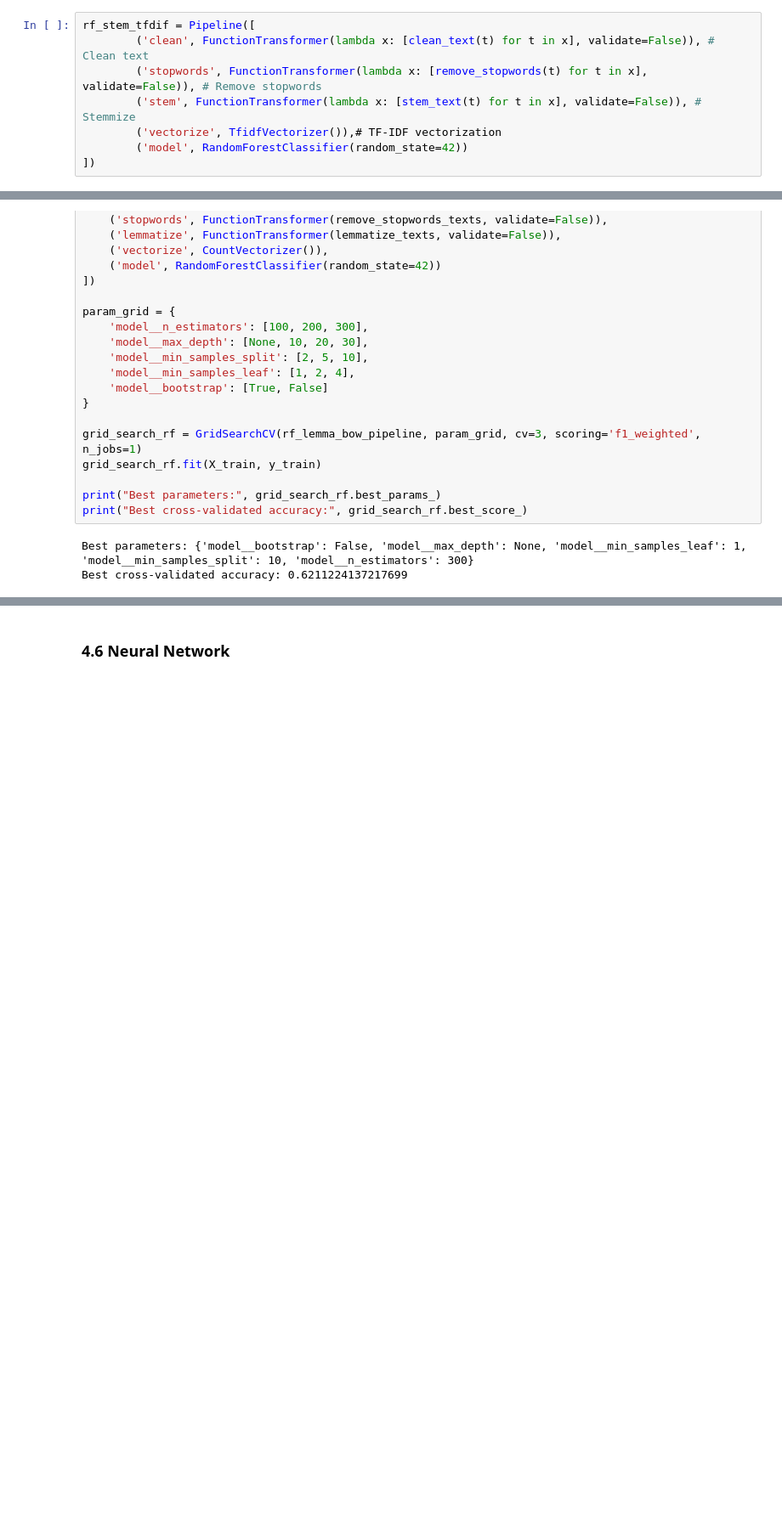
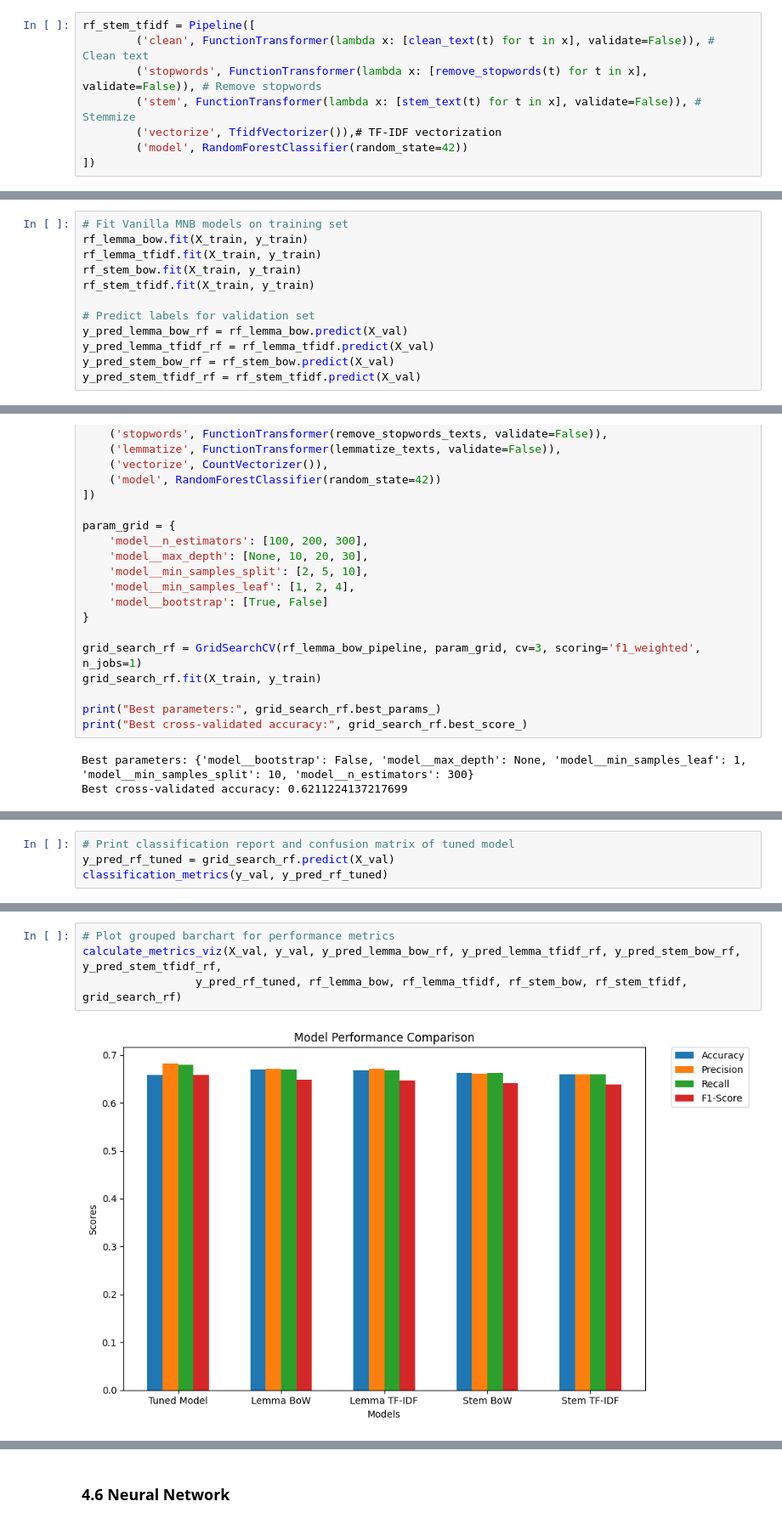
Before and after one commit to mwakad/NLP-models-for-twitter-sentiment-analysis--google-and-apple-products-, a Jupyter notebook: notebooks/daniel.ipynb, the cells around one changed output, grey strips where cells are left out. Shown at 85% size. Drawn from its saved outputs; the diff is of its cells as text; blank space fills up the shorter version.

```diff
--- a/notebooks/daniel.ipynb
+++ b/notebooks/daniel.ipynb
@@ -776,7 +985,7 @@ rf_stem_bow = Pipeline([
         ('model', RandomForestClassifier(random_state=42))
     ])
 # %%
-rf_stem_tfdif = Pipeline([
+rf_stem_tfidf = Pipeline([
         ('clean', FunctionTransformer(lambda x: [clean_text(t) for t in x], validate=False)), # Clean text
         ('stopwords', FunctionTransformer(lambda x: [remove_stopwords(t) for t in x], validate=False)), # Remove stopwords
         ('stem', FunctionTransformer(lambda x: [stem_text(t) for t in x], validate=False)), # Stemmize
@@ -809,0 +995,12 @@ val_score_rf_stem_tfdif
+# %%
+# Fit Vanilla MNB models on training set
+rf_lemma_bow.fit(X_train, y_train)
+rf_lemma_tfidf.fit(X_train, y_train)
+rf_stem_bow.fit(X_train, y_train)
+rf_stem_tfidf.fit(X_train, y_train)
+
+# Predict labels for validation set
+y_pred_lemma_bow_rf = rf_lemma_bow.predict(X_val)
+y_pred_lemma_tfidf_rf = rf_lemma_tfidf.predict(X_val)
+y_pred_stem_bow_rf = rf_stem_bow.predict(X_val)
+y_pred_stem_tfidf_rf = rf_stem_tfidf.predict(X_val)
@@ -852,0 +1055,4 @@ val_score_grid_search_rf
+# %%
+# Print classification report and confusion matrix of tuned model
+y_pred_rf_tuned = grid_search_rf.predict(X_val)
+classification_metrics(y_val, y_pred_rf_tuned)
@@ -853 +1093,7 @@ val_score_grid_search_rf
+# %%
+# Plot grouped barchart for performance metrics
+calculate_metrics_viz(X_val, y_val, y_pred_lemma_bow_rf, y_pred_lemma_tfidf_rf, y_pred_stem_bow_rf, y_pred_stem_tfidf_rf,
+                 y_pred_rf_tuned, rf_lemma_bow, rf_lemma_tfidf, rf_stem_bow, rf_stem_tfidf, grid_search_rf)
+# %% [output]
+[figure, added]
 # %% [markdown]
```
Also changed, not shown: parts of 59 cells of this notebook.
